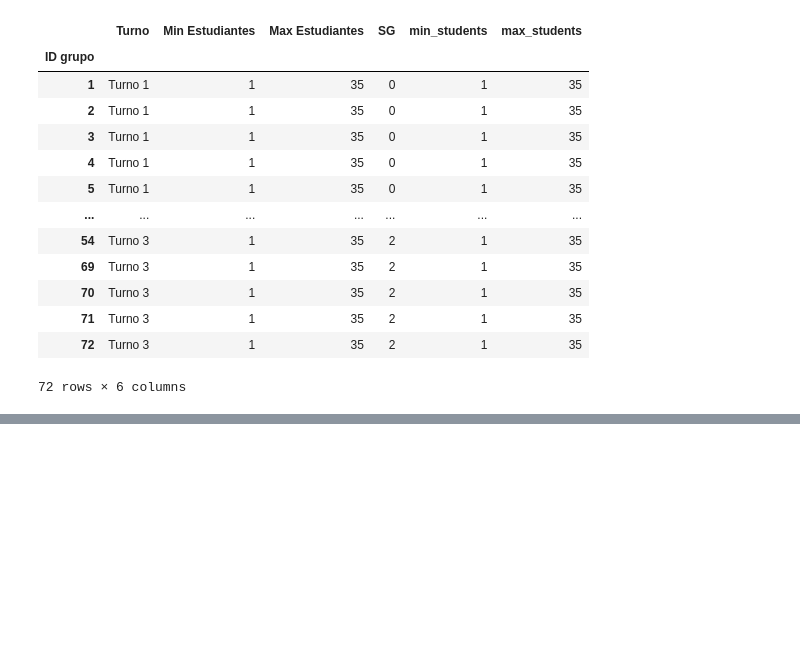
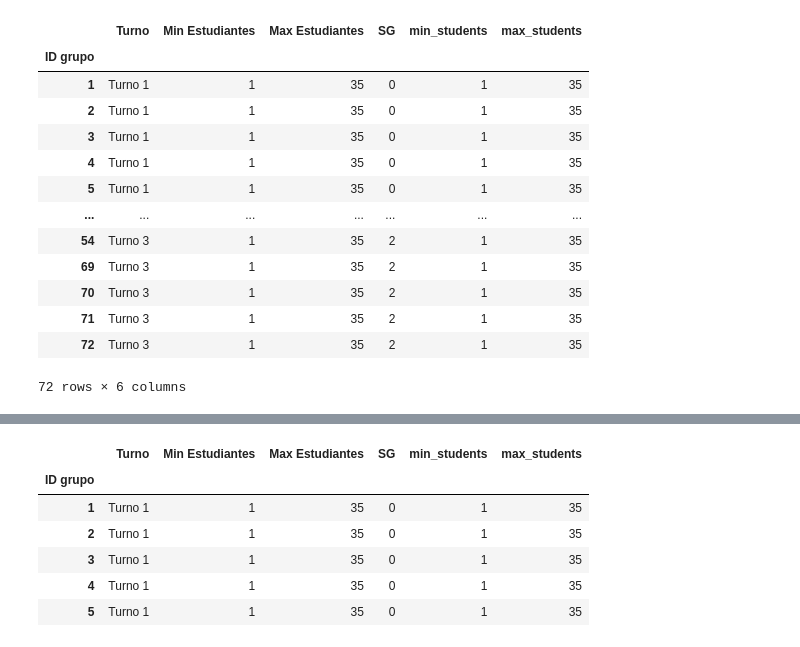
Before and after one commit to HJuan412/group_reparting, a Jupyter notebook: Asignador.ipynb, the cells around one changed output, grey strips where cells are left out. Saved outputs shown, nothing was run; the diff lists cells and outputs as text; code cells hidden in the pictures; blank space fills up the shorter version.

```diff
--- a/Asignador.ipynb
+++ b/Asignador.ipynb
@@ -294,0 +308,15 @@ def main(students_file,
+# %%
+groups_file = 'Grupos_Disponibles.txt'
+sg_groups = 'Turno'
+min_students_col = 'Min Estudiantes'
+max_students_col = 'Max Estudiantes'
+groups = preprocess_groups(groups_file, sg_groups, min_students_col, max_students_col)
+groups.head()
+# %% [output]
+|  | Turno | Min Estudiantes | Max Estudiantes | SG | min_students | max_students |
+| ID grupo |  |  |  |  |  |  |
+| 1 | Turno 1 | 1 | 35 | 0 | 1 | 35 |
+| 2 | Turno 1 | 1 | 35 | 0 | 1 | 35 |
+| 3 | Turno 1 | 1 | 35 | 0 | 1 | 35 |
+| 4 | Turno 1 | 1 | 35 | 0 | 1 | 35 |
+| 5 | Turno 1 | 1 | 35 | 0 | 1 | 35 |
```
Also changed, not shown: parts of 7 cells of this notebook.
